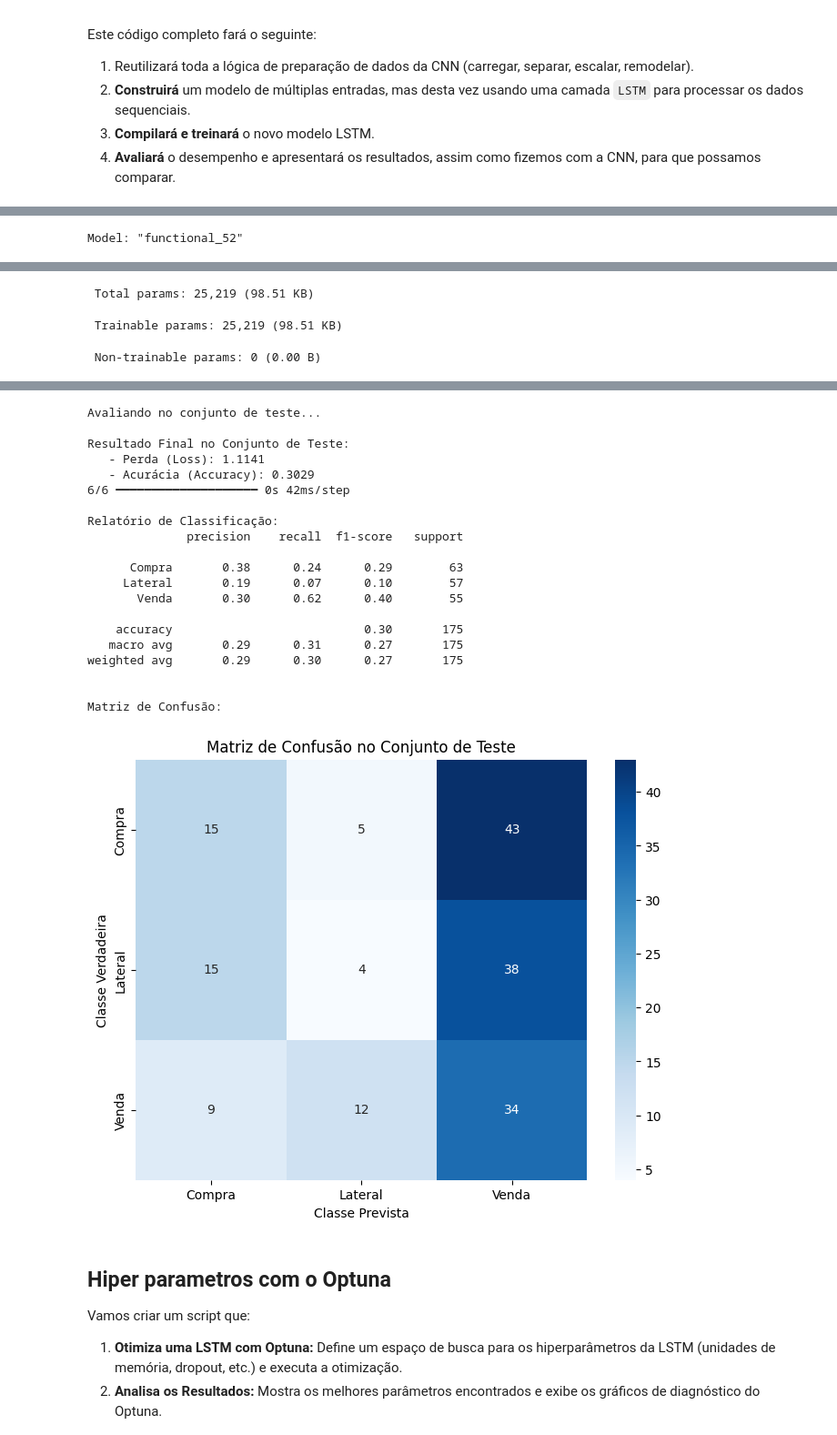
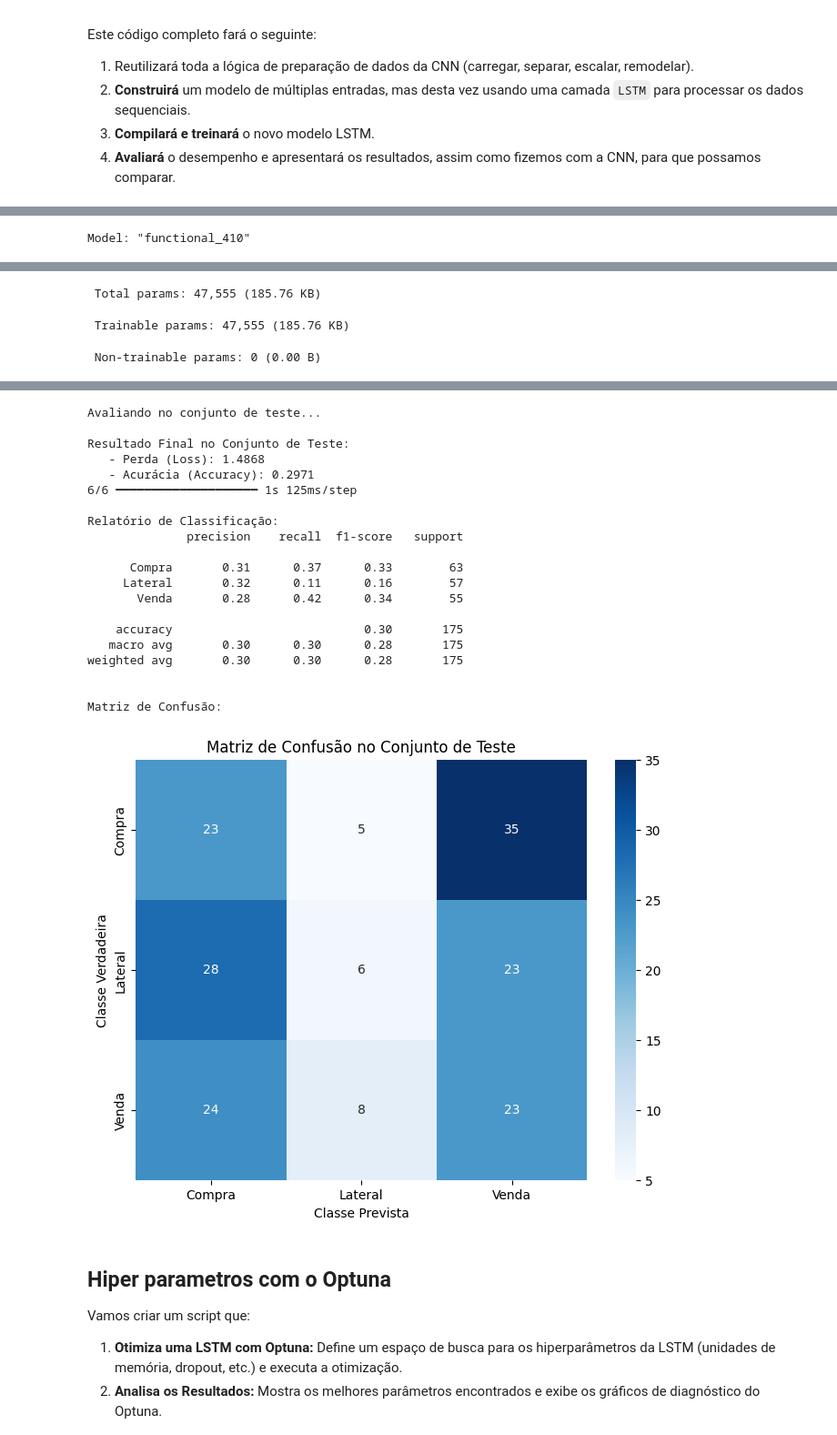
Before and after one commit to marcospontoexe/IA, a Jupyter notebook: predição do mini índice/Predição do preço.ipynb, the cells around one changed output, grey strips where cells are left out. Shown at 91% size. Saved outputs shown, nothing was run; the diff lists cells and outputs as text; code cells hidden in the pictures.

```diff
--- a/predição do mini índice/Predição do preço.ipynb
+++ b/predição do mini índice/Predição do preço.ipynb
@@ -4990,6 +5023,15 @@ print("Preparação dos dados concluída.")
 # --- ETAPA 5: CONSTRUÇÃO DO MODELO LSTM DE MÚLTIPLAS ENTRADAS ---
 print("\n--- [ETAPA 5/8] Construindo o Modelo LSTM ---")
 
+HP = {
+    'lstm_units': 96,
+    'lstm_dropout': 0.33097588979189624,
+    'context_units': 16,
+    'merged_units': 64,
+    'dropout_final': 0.46615459893811495,
+    'learning_rate': 0.009500926178143423
+}
+
 # 5.1 - Ramo da Entrada Sequencial (LSTM)
 # A entrada é a mesma: uma sequência de 24 candles com 7 features cada.
 input_sequencial = Input(shape=(N_CANDLES, N_FEATURES_POR_CANDLE), name='entrada_sequencial')
@@ -4998,19 +5040,21 @@ input_sequencial = Input(shape=(N_CANDLES, N_FEATURES_POR_CANDLE), name='entrada
 # A LSTM processa a sequência inteira e, por padrão, retorna apenas a saída do último passo de tempo.
 # O número (ex: 64) representa a dimensionalidade do "estado de memória" da LSTM.
 # `return_sequences=True` seria usado se quiséssemos empilhar outra camada LSTM.
-lstm_layer = LSTM(64, name='camada_lstm')(input_sequencial)
-# Adicionamos um Dropout para regularizar a saída da LSTM.
-dropout_lstm = Dropout(0.5)(lstm_layer)
+lstm_layer = LSTM(
+    units=HP['lstm_units'],
+    dropout=HP['lstm_dropout'],
+    recurrent_dropout=HP['lstm_dropout'] # Usando o mesmo dropout para a recorrência
+)(input_sequencial)
 
-# 5.2 - Ramo da Entrada de Contexto (MLP) - Idêntico ao modelo CNN
+# Ramo da Entrada de Contexto (MLP)
 input_contexto = Input(shape=(N_FEATURES_CONTEXTO,), name='entrada_contexto')
-dense_contexto = Dense(32, activation='relu')(input_contexto)
+dense_contexto = Dense(units=HP['context_units'], activation='relu')(input_contexto)
 
 # 5.3 - Concatenação e Classificação Final - Idêntico ao modelo CNN
 # Junta a saída processada dos dois ramos (LSTM e MLP).
-merged = concatenate([dropout_lstm, dense_contexto])
-dense_final_1 = Dense(64, activation='relu')(merged)
-dropout_final = Dropout(0.5)(dense_final_1)
+merged = concatenate([lstm_layer, dense_contexto])
+dense_final_1 = Dense(units=HP['merged_units'], activation='relu')(merged)
+dropout_final = Dropout(HP['dropout_final'])(dense_final_1)
 output = Dense(3, activation='softmax', name='saida')(dropout_final)
 
 # 5.4 - Cria o Modelo Final
@@ -5023,17 +5067,19 @@ model.summary()
 # --- ETAPA 6: COMPILAÇÃO DO MODELO ---
 print("\n--- [ETAPA 6/8] Compilando o Modelo ---")
 # (Idêntico ao script da CNN)
+otimizador_otimizado = Adam(learning_rate=HP['learning_rate'])
 model.compile(
-    optimizer='adam',
+    optimizer=otimizador_otimizado,
     loss='categorical_crossentropy',
     metrics=['accuracy']
 )
+
 print("Modelo compilado com sucesso.")
 
 # --- ETAPA 7: TREINAMENTO DO MODELO ---
 print("\n--- [ETAPA 7/8] Treinando o Modelo ---")
 # (Idêntico ao script da CNN)
-early_stopping = EarlyStopping(monitor='val_loss', patience=20, restore_best_weights=True, verbose=1)
+early_stopping = EarlyStopping(monitor='loss', patience=20, restore_best_weights=True, verbose=1)
 reduce_lr = ReduceLROnPlateau(monitor='val_loss', factor=0.2, patience=10, min_lr=0.00001, verbose=1)
 
 history = model.fit(
@@ -5098,7 +5144,7 @@ Preparação dos dados concluída.
 
 --- [ETAPA 5/8] Construindo o Modelo LSTM ---
 Resumo do Modelo:
-Model: "functional_52"
+Model: "functional_410"
 ┏━━━━━━━━━━━━━━━━━━━━━┳━━━━━━━━━━━━━━━━━━━┳━━━━━━━━━━━━┳━━━━━━━━━━━━━━━━━━━┓
 ┃ Layer (type)        ┃ Output Shape      ┃    Param # ┃ Connected to      ┃
 ┡━━━━━━━━━━━━━━━━━━━━━╇━━━━━━━━━━━━━━━━━━━╇━━━━━━━━━━━━╇━━━━━━━━━━━━━━━━━━━┩
@@ -5118,6 +5164,6 @@ Model: "functional_52"
 └─────────────────────┴───────────────────┴────────────┴───────────────────┘
- Total params: 25,219 (98.51 KB)
+ Total params: 47,555 (185.76 KB)
- Trainable params: 25,219 (98.51 KB)
+ Trainable params: 47,555 (185.76 KB)
  Non-trainable params: 0 (0.00 B)
 --- [ETAPA 6/8] Compilando o Modelo ---
 Modelo compilado com sucesso.
@@ -5140,24 +5186,24 @@ Restoring model weights from the end of the best epoch: 8.
 Avaliando no conjunto de teste...
 
 Resultado Final no Conjunto de Teste:
-   - Perda (Loss): 1.1141
-   - Acurácia (Accuracy): 0.3029
-6/6 ━━━━━━━━━━━━━━━━━━━━ 0s 42ms/step
+   - Perda (Loss): 1.4868
+   - Acurácia (Accuracy): 0.2971
+6/6 ━━━━━━━━━━━━━━━━━━━━ 1s 125ms/step
 
 Relatório de Classificação:
               precision    recall  f1-score   support
 
-      Compra       0.38      0.24      0.29        63
-     Lateral       0.19      0.07      0.10        57
-       Venda       0.30      0.62      0.40        55
+      Compra       0.31      0.37      0.33        63
+     Lateral       0.32      0.11      0.16        57
+       Venda       0.28      0.42      0.34        55
 
     accuracy                           0.30       175
-   macro avg       0.29      0.31      0.27       175
-weighted avg       0.29      0.30      0.27       175
+   macro avg       0.30      0.30      0.28       175
+weighted avg       0.30      0.30      0.28       175
 
 
 Matriz de Confusão:
-[figure, old version]
+[figure, new version]
 # %% [markdown]
 ## Hiper parametros com o Optuna
 Vamos criar um script que:
```
Also changed, not shown: parts of 4 cells of this notebook.
